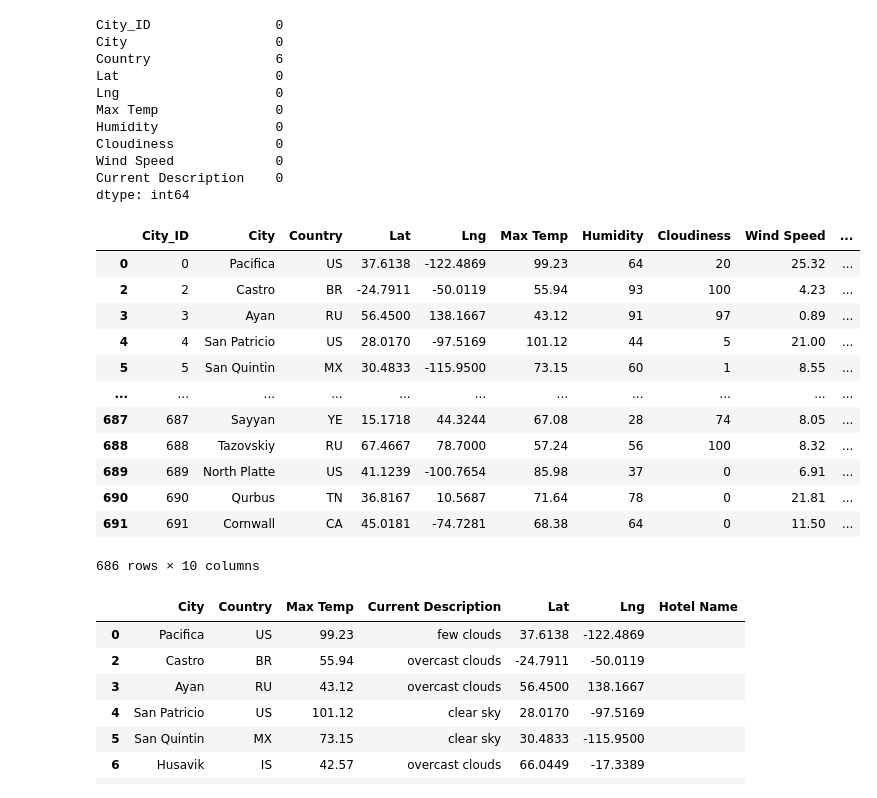
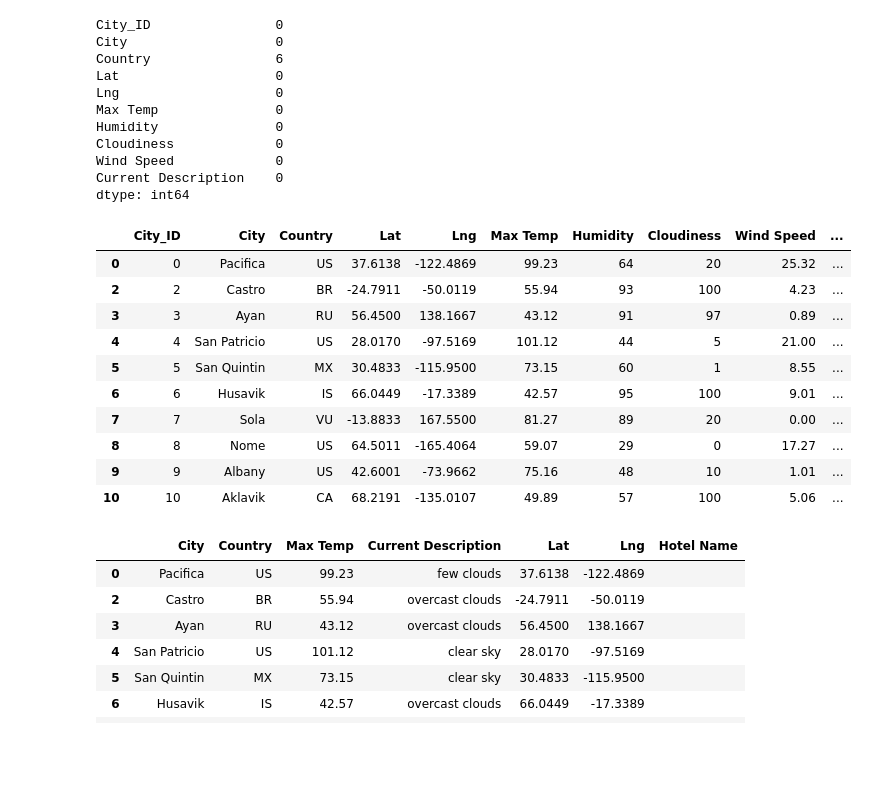
Before and after one commit to GerlechJen/World_Weather_Analysis, a Jupyter notebook: Vacation_Search/Vacation_Search.ipynb, the cells around one changed output. Drawn from its saved outputs; the diff is of its cells as text; code cells hidden in the pictures; blank space fills up the shorter version.

```diff
--- a/Vacation_Search/Vacation_Search.ipynb
+++ b/Vacation_Search/Vacation_Search.ipynb
@@ -63,21 +63,19 @@ dtype: int64
 # %%
 # 4b. Drop any empty rows and create a new DataFrame that doesn’t have empty rows.
 clean_df = preferred_cities_df.dropna()
-clean_df
+clean_df.head(10)
 # %% [output]
 |  | City_ID | City | Country | Lat | Lng | Max Temp | Humidity | Cloudiness | Wind Speed | ... |
 | 0 | 0 | Pacifica | US | 37.6138 | -122.4869 | 99.23 | 64 | 20 | 25.32 | ... |
 | 2 | 2 | Castro | BR | -24.7911 | -50.0119 | 55.94 | 93 | 100 | 4.23 | ... |
 | 3 | 3 | Ayan | RU | 56.4500 | 138.1667 | 43.12 | 91 | 97 | 0.89 | ... |
 | 4 | 4 | San Patricio | US | 28.0170 | -97.5169 | 101.12 | 44 | 5 | 21.00 | ... |
 | 5 | 5 | San Quintin | MX | 30.4833 | -115.9500 | 73.15 | 60 | 1 | 8.55 | ... |
-| ... | ... | ... | ... | ... | ... | ... | ... | ... | ... | ... |
-| 687 | 687 | Sayyan | YE | 15.1718 | 44.3244 | 67.08 | 28 | 74 | 8.05 | ... |
-| 688 | 688 | Tazovskiy | RU | 67.4667 | 78.7000 | 57.24 | 56 | 100 | 8.32 | ... |
-| 689 | 689 | North Platte | US | 41.1239 | -100.7654 | 85.98 | 37 | 0 | 6.91 | ... |
-| 690 | 690 | Qurbus | TN | 36.8167 | 10.5687 | 71.64 | 78 | 0 | 21.81 | ... |
-| 691 | 691 | Cornwall | CA | 45.0181 | -74.7281 | 68.38 | 64 | 0 | 11.50 | ... |
+| 6 | 6 | Husavik | IS | 66.0449 | -17.3389 | 42.57 | 95 | 100 | 9.01 | ... |
+| 7 | 7 | Sola | VU | -13.8833 | 167.5500 | 81.27 | 89 | 20 | 0.00 | ... |
+| 8 | 8 | Nome | US | 64.5011 | -165.4064 | 59.07 | 29 | 0 | 17.27 | ... |
+| 9 | 9 | Albany | US | 42.6001 | -73.9662 | 75.16 | 48 | 10 | 1.01 | ... |
+| 10 | 10 | Aklavik | CA | 68.2191 | -135.0107 | 49.89 | 57 | 100 | 5.06 | ... |
-686 rows × 10 columns
 # %%
 # 5a. Create DataFrame called hotel_df to store hotel names along with city, country, max temp, and coordinates.
 hotel_df = clean_df[["City", "Country", "Max Temp", "Current Description", "Lat", "Lng"]].copy()
```
